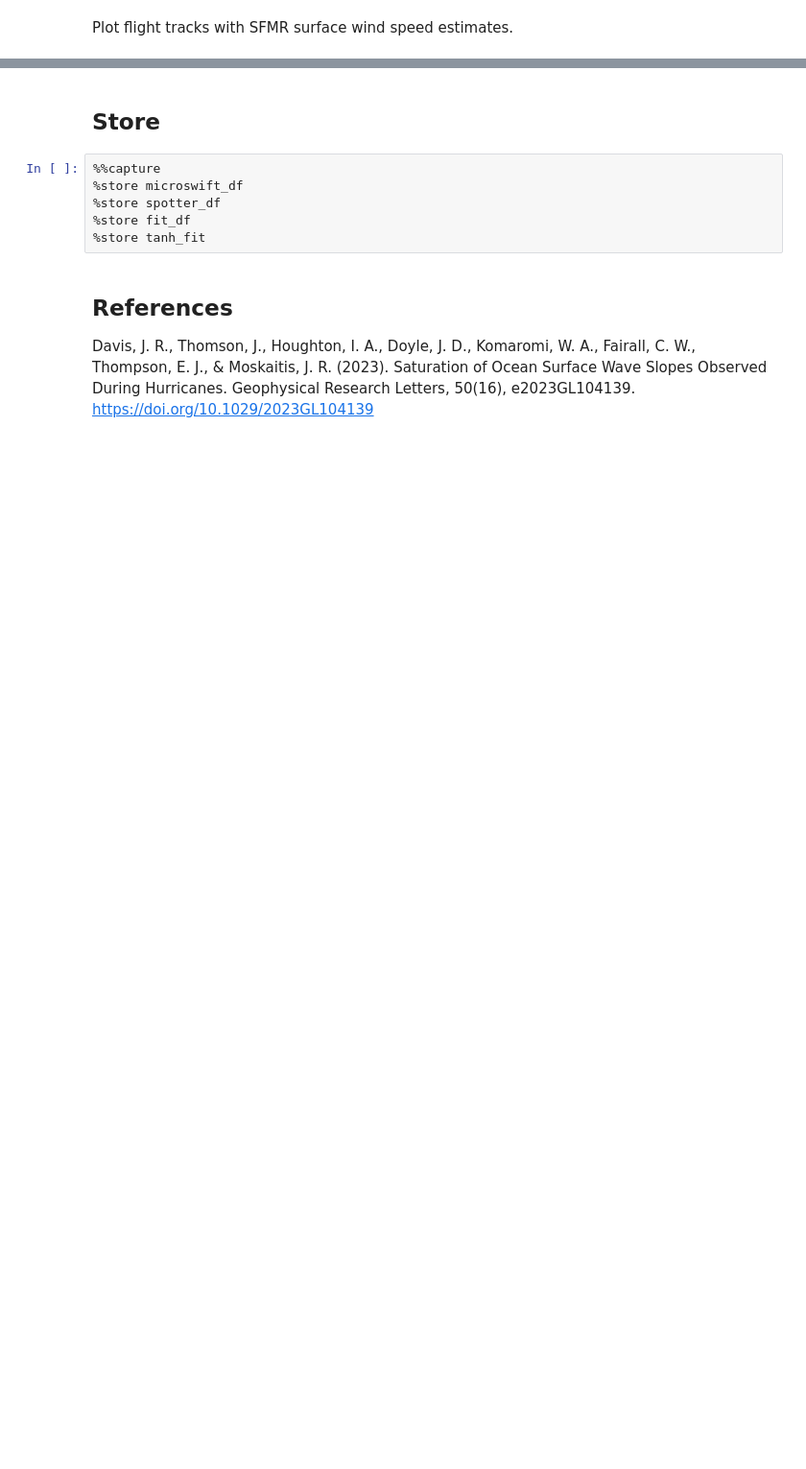
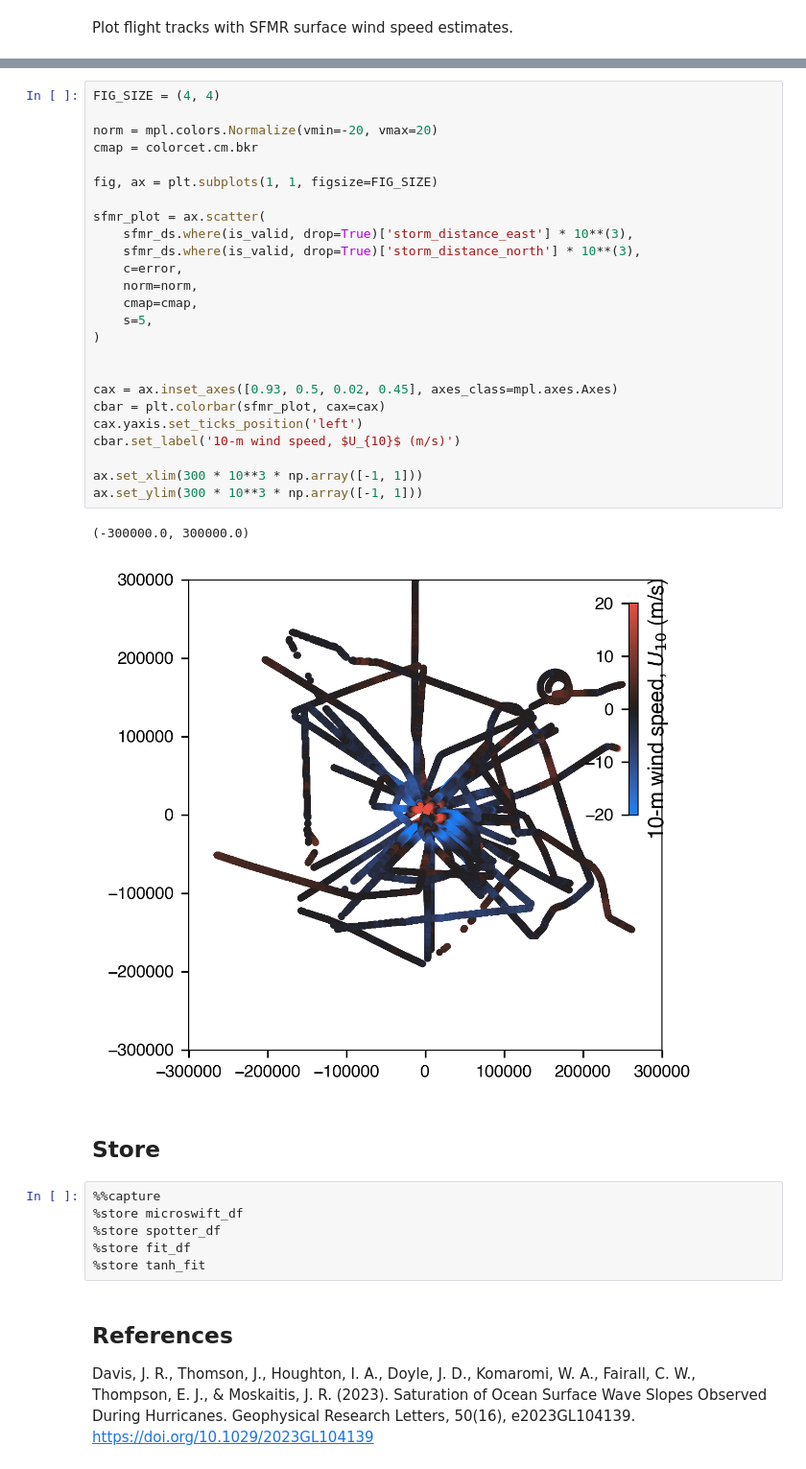
Before and after one commit to jacobrdavis/ocean-surface-wave-slopes-and-wind-wave-alignment, a Jupyter notebook: nb5-slope-primary-dependence.ipynb, the cells around one changed output, grey strips where cells are left out. Shown at 96% size. Cells and saved outputs as stored; diff of their text form; blank space fills up the shorter version.

```diff
--- a/nb5-slope-primary-dependence.ipynb
+++ b/nb5-slope-primary-dependence.ipynb
@@ -584,3 +539,31 @@ cbar.set_label('10-m wind speed, $U_{10}$ (m/s)')
+# %%
+FIG_SIZE = (4, 4)
+
+norm = mpl.colors.Normalize(vmin=-20, vmax=20)
+cmap = colorcet.cm.bkr
+
+fig, ax = plt.subplots(1, 1, figsize=FIG_SIZE)
+
+sfmr_plot = ax.scatter(
+    sfmr_ds.where(is_valid, drop=True)['storm_distance_east'] * 10**(3),
+    sfmr_ds.where(is_valid, drop=True)['storm_distance_north'] * 10**(3),
+    c=error,
+    norm=norm,
+    cmap=cmap,
+    s=5,
+)
+
+
+cax = ax.inset_axes([0.93, 0.5, 0.02, 0.45], axes_class=mpl.axes.Axes)
+cbar = plt.colorbar(sfmr_plot, cax=cax)
+cax.yaxis.set_ticks_position('left')
+cbar.set_label('10-m wind speed, $U_{10}$ (m/s)')
+
+ax.set_xlim(300 * 10**3 * np.array([-1, 1]))
+ax.set_ylim(300 * 10**3 * np.array([-1, 1]))
+# %% [output]
+(-300000.0, 300000.0)
+[figure, added]
 # %% [markdown]
 ## Store
 # %%
```
Also changed, not shown: parts of 32 cells of this notebook, 9 other files.
